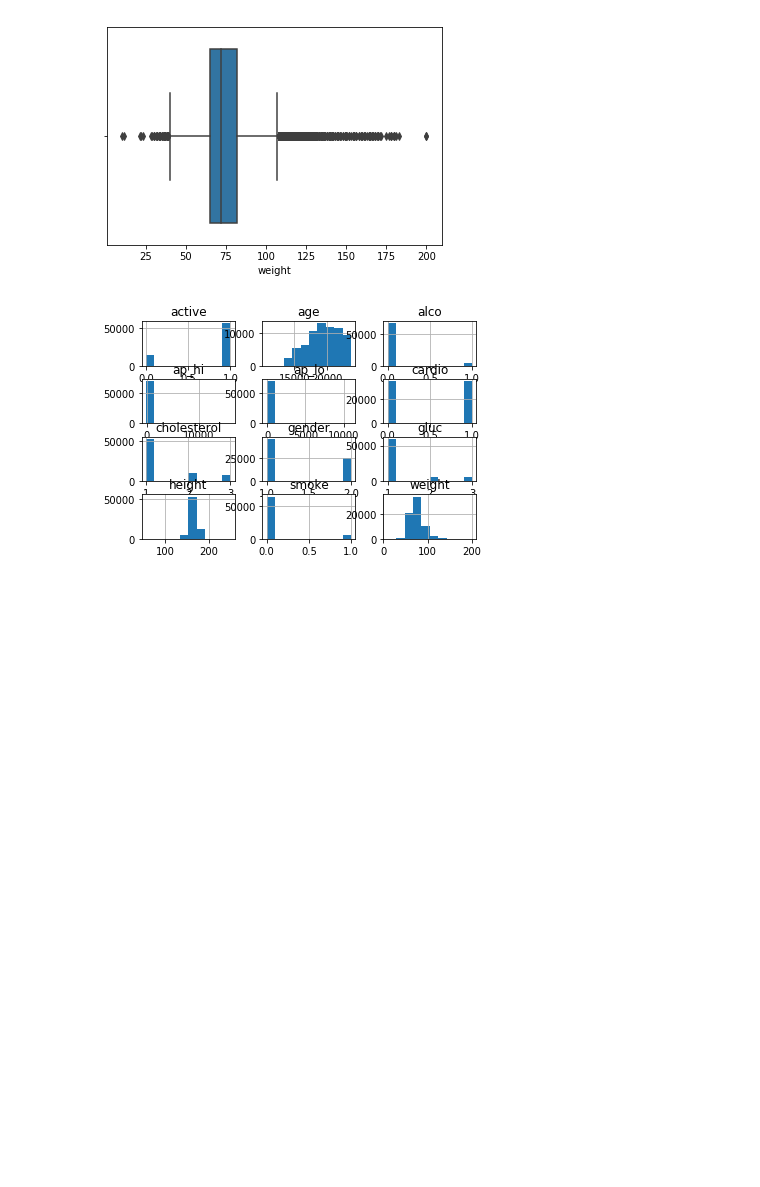
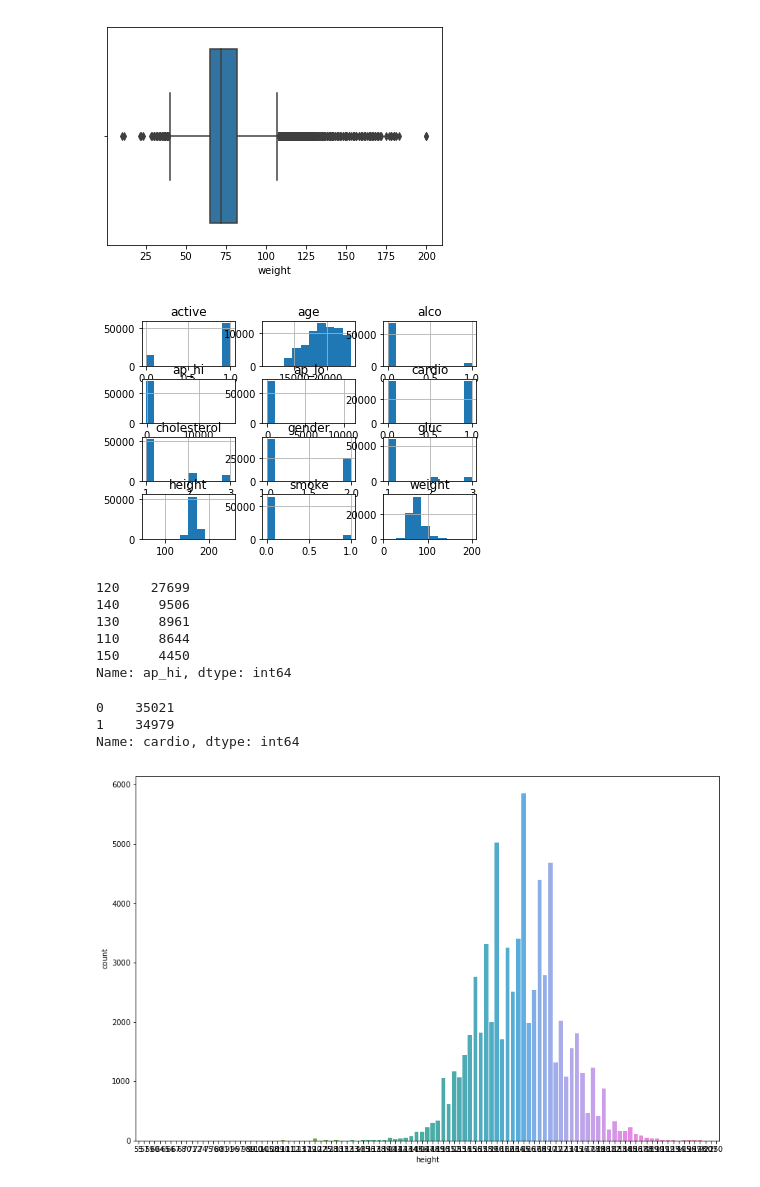
Before and after one commit to Edelweiss9/mlcourse_open, a Jupyter notebook: jupyter_russian/homeworks/hw_2_practice.ipynb, the cells around one changed output. Drawn from its saved outputs; the diff is of its cells as text; code cells hidden in the pictures; blank space fills up the shorter version.

```diff
--- a/jupyter_russian/homeworks/hw_2_practice.ipynb
+++ b/jupyter_russian/homeworks/hw_2_practice.ipynb
@@ -40,3 +40,23 @@ sns.boxplot(train['weight']);
 train.hist();
 # %% [output]
 [figure]
+# %%
+train['ap_hi'].value_counts().head()
+# %% [output]
+120    27699
+140     9506
+130     8961
+110     8644
+150     4450
+Name: ap_hi, dtype: int64
+# %%
+train['cardio'].value_counts()
+# %% [output]
+0    35021
+1    34979
+Name: cardio, dtype: int64
+# %%
+plt.figure(figsize=(14, 9));
+sns.countplot(train['height']);
+# %% [output]
+[figure, added]
```
Also changed, not shown: parts of 24 cells of this notebook.
